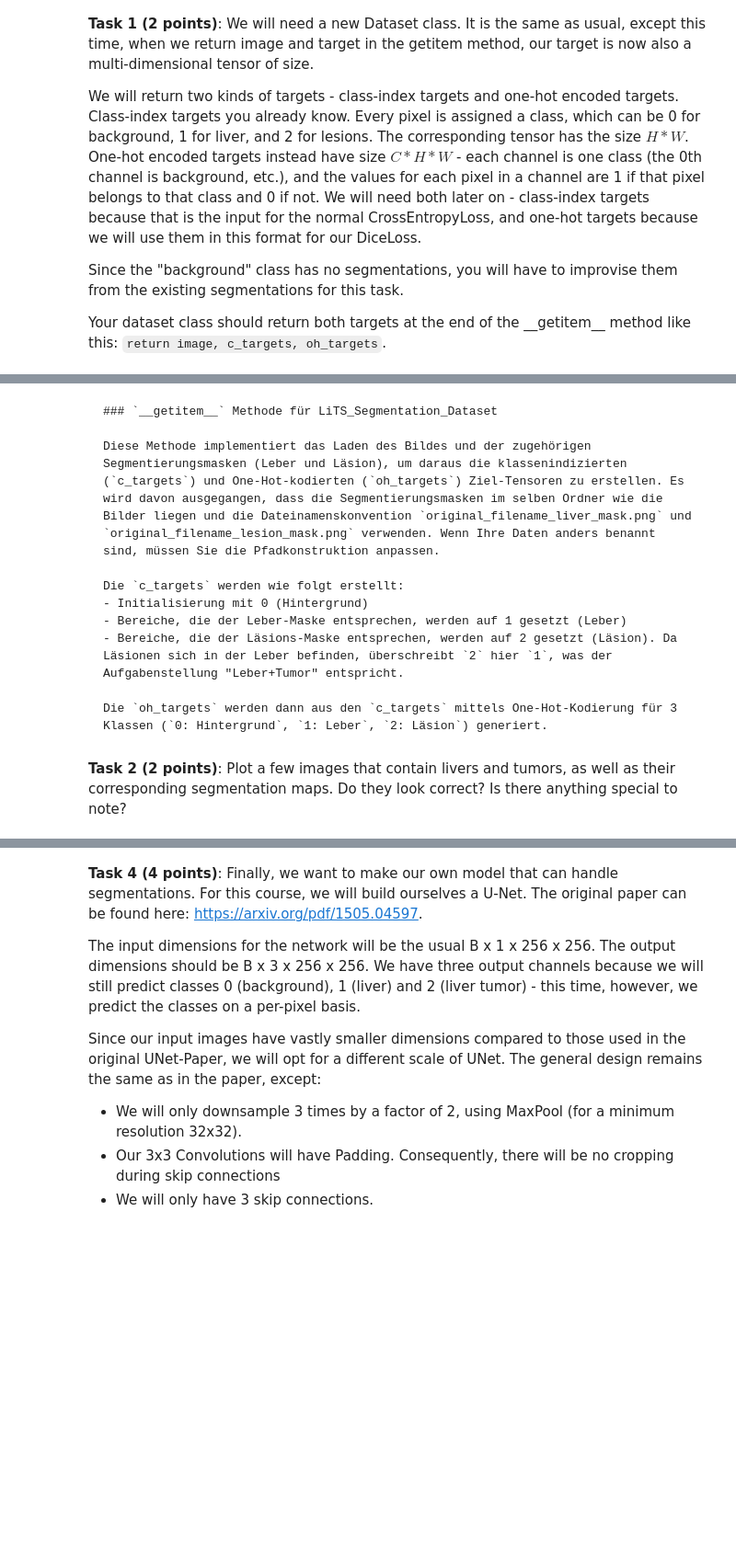
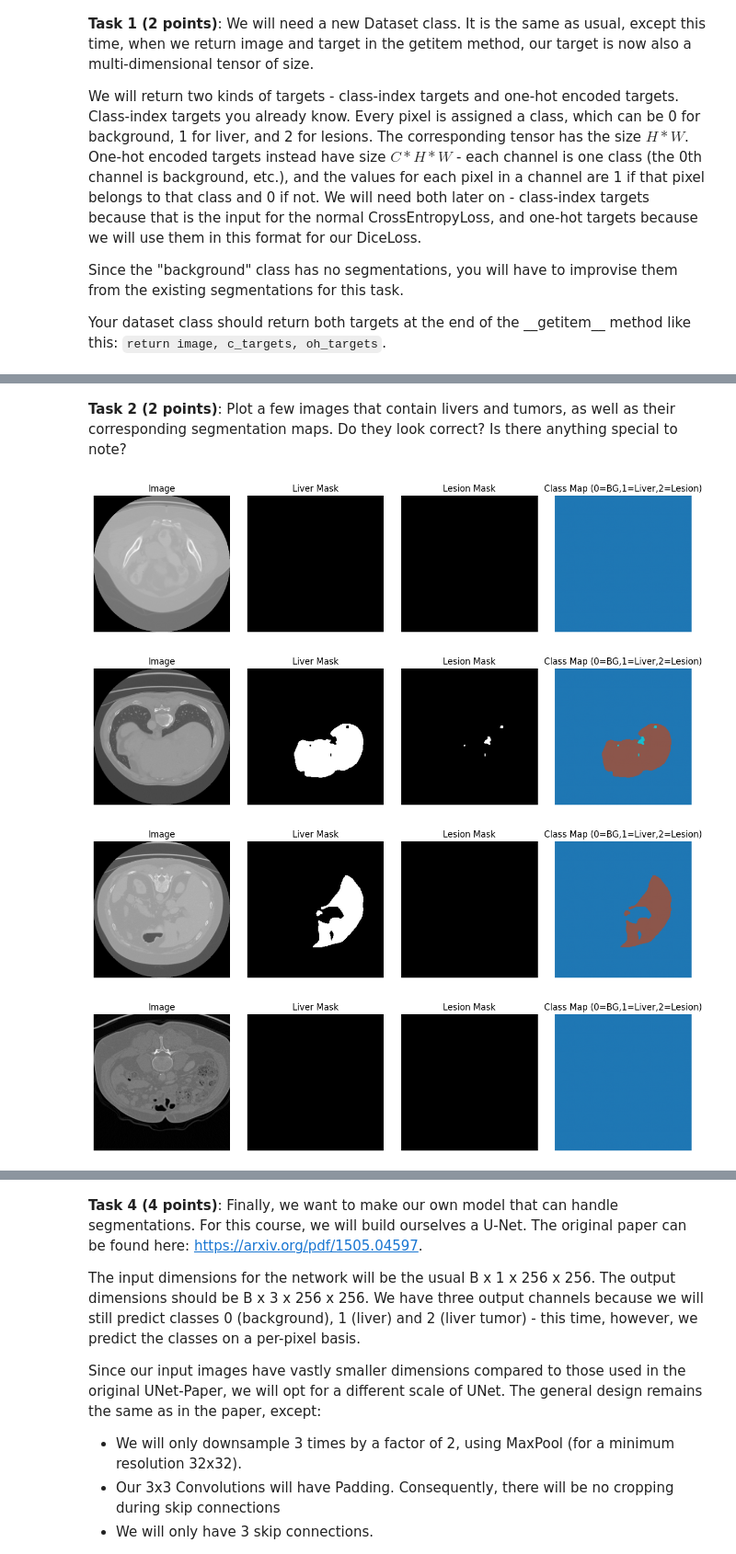
Before and after one commit to LeonBusche/AIMA-personal-repo-LeonBusche-, a Jupyter notebook: week_07_generative_ai.ipynb, the cells around one changed output, grey strips where cells are left out. Shown at 92% size. Cells and saved outputs as stored; diff of their text form; code cells hidden in the pictures; blank space fills up the shorter version.

````diff
--- a/week_07_generative_ai.ipynb
+++ b/week_07_generative_ai.ipynb
@@ -157,13 +98,0 @@ test_dataloader = DataLoader(
-# %% [markdown]
-```markdown
-### `__getitem__` Methode für LiTS_Segmentation_Dataset
-
-Diese Methode implementiert das Laden des Bildes und der zugehörigen Segmentierungsmasken (Leber und Läsion), um daraus die klassenindizierten (`c_targets`) und One-Hot-kodierten (`oh_targets`) Ziel-Tensoren zu erstellen. Es wird davon ausgegangen, dass die Segmentierungsmasken im selben Ordner wie die Bilder liegen und die Dateinamenskonvention `original_filename_liver_mask.png` und `original_filename_lesion_mask.png` verwenden. Wenn Ihre Daten anders benannt sind, müssen Sie die Pfadkonstruktion anpassen.
-
-Die `c_targets` werden wie folgt erstellt:
-- Initialisierung mit 0 (Hintergrund)
-- Bereiche, die der Leber-Maske entsprechen, werden auf 1 gesetzt (Leber)
-- Bereiche, die der Läsions-Maske entsprechen, werden auf 2 gesetzt (Läsion). Da Läsionen sich in der Leber befinden, überschreibt `2` hier `1`, was der Aufgabenstellung "Leber+Tumor" entspricht.
-
-Die `oh_targets` werden dann aus den `c_targets` mittels One-Hot-Kodierung für 3 Klassen (`0: Hintergrund`, `1: Leber`, `2: Läsion`) generiert.
-```
@@ -231,9 +99,9 @@ def getitem_segmentation(self, idx: int):
 # %%
 from torch.utils.data import Dataset, DataLoader
 
-train_dataset = LiTS_Segmentation_Dataset(...)
-val_dataset = LiTS_Segmentation_Dataset(...)
-test_dataset = LiTS_Segmentation_Dataset(...)
+train_dataset = LiTS_Segmentation_Dataset(csv ="./Clean_LiTS/train_classes.csv", mode = "train" )
+val_dataset = LiTS_Segmentation_Dataset(csv = "./Clean_LiTS/val_classes.csv", mode = "val")
+test_dataset = LiTS_Segmentation_Dataset(csv = "./Clean_LiTS/test_classes.csv", mode = "test")
 
 batch_size = 32
 
@@ -263,3 +131,48 @@ test_dataloader = DataLoader(
 )
 # %% [markdown]
 **Task 2 (2 points)**: Plot a few images that contain livers and tumors, as well as their corresponding segmentation maps. Do they look correct? Is there anything special to note?
+# %%
+import matplotlib.pyplot as plt
+
+# Anzahl der Beispiele, die du plotten willst
+n = 4
+
+# Ein Batch aus dem DataLoader holen
+images, c_targets, oh_targets = next(iter(train_dataloader))
+
+for i in range(n):
+    #i += 5
+    img = images[i].squeeze(0).cpu()       # (1,H,W) -> (H,W)
+    c_map = c_targets[i].cpu()             # (H,W)
+
+    liver = (c_map == 1).float()           # (H,W) 0/1
+    lesion = (c_map == 2).float()          # (H,W) 0/1
+
+    fig, axs = plt.subplots(1, 4, figsize=(12, 3))
+
+    # Image
+    axs[0].imshow(img, cmap="gray")
+    axs[0].set_title("Image")
+
+    # Liver Mask
+    axs[1].imshow(liver, cmap="gray", vmin=0, vmax=1)
+    axs[1].set_title("Liver Mask")
+
+    # Lesion Mask
+    axs[2].imshow(lesion, cmap="gray", vmin=0, vmax=1)
+    axs[2].set_title("Lesion Mask")
+
+    # Class Map
+    axs[3].imshow(c_map, cmap="tab10", vmin=0, vmax=2)
+    axs[3].set_title("Class Map (0=BG,1=Liver,2=Lesion)")
+
+    for ax in axs:
+        ax.axis("off")
+
+    plt.tight_layout()
+    plt.show()
+# %% [output]
+[figure, added]
+[figure, added]
+[figure, added]
+[figure, added]
````
Also changed, not shown: parts of 19 cells of this notebook.
